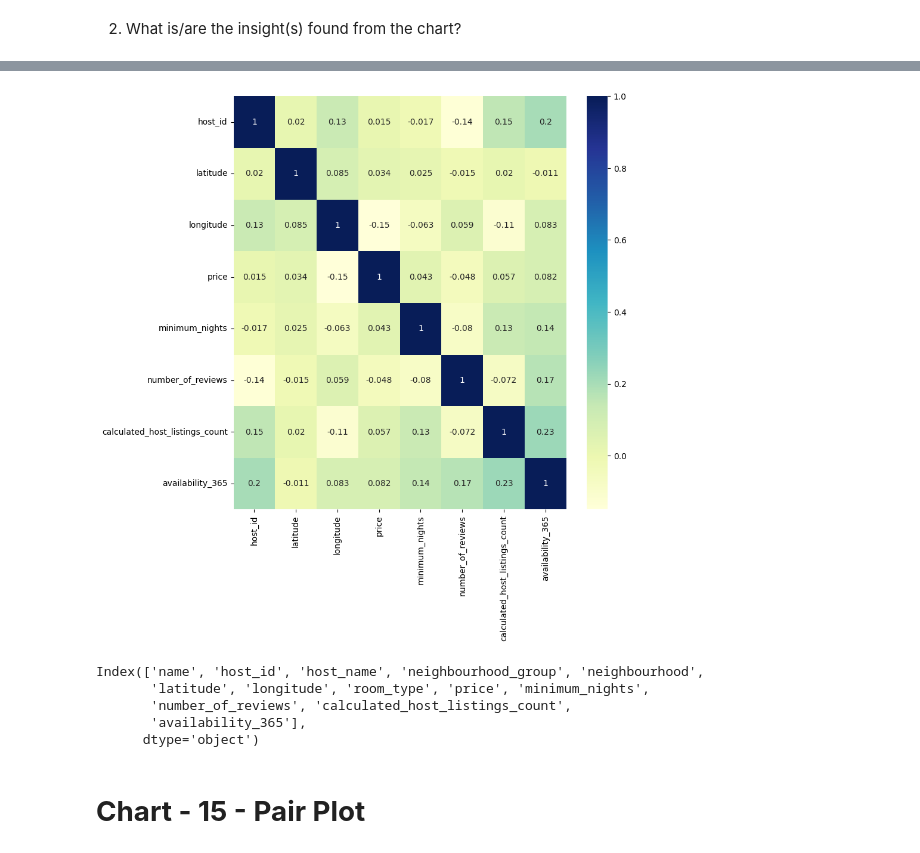
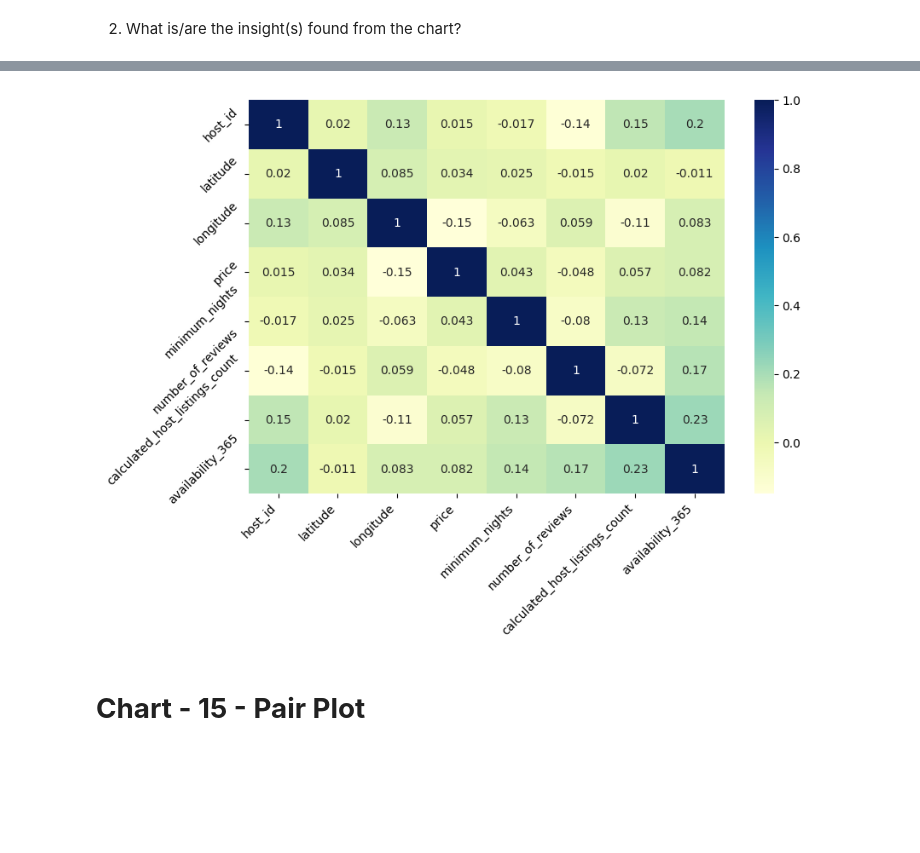
Before and after one commit to Jit562/EDA_AIRBNB_NYC_2019_Data_Analysis, a Jupyter notebook: EDA_AIRBNB_NYC_2019.ipynb, the cells around one changed output, grey strips where cells are left out. Saved outputs shown, nothing was run; the diff lists cells and outputs as text; code cells hidden in the pictures; blank space fills up the shorter version.

```diff
--- a/EDA_AIRBNB_NYC_2019.ipynb
+++ b/EDA_AIRBNB_NYC_2019.ipynb
@@ -1017,4 +1014,0 @@ sns.heatmap(dff.pivot_table(values='price', index='number_of_reviews', columns =
-# %%
-bar_colors = ['#E7B484','#B17886','#B398C7']
-plt.rcParams['figure.figsize'] = (6,6)
-dff['room_type'].value_counts().plot(kind = 'bar', color=bar_colors)
@@ -1023,0 +1038,15 @@ dff['room_type'].value_counts().plot(kind = 'bar', color=bar_colors)
+# %%
+plt.rcParams['figure.figsize'] = (8,6) # increase the Chart size  ( Univariant Analysis)
+
+explode = (0, 0, 0.2) # show the 3d chart
+
+colors = ['#E7B484','#B17886','#B398C7']  # colors difiend
+
+def my_autopct(pct): # Remove overlap in the chart values
+    return '{:.1f}%'.format(pct) if pct > 1 else ''
+
+dff['room_type'].value_counts().plot(kind='pie', shadow = True, autopct=my_autopct, explode=explode , startangle=120, subplots=True, colors = colors)
+
+#plt.axis('equal')
+_ = plt.legend()
+plt.show()
@@ -1058,20 +1242,17 @@ df_numeric.corr()
 | availability_365 | 0.203492 | -0.010983 | 0.082731 | 0.081838 | 0.144303 | 0.172028 | 0.225701 | ... |
 # %%
 # Correlation Heatmap visualization code
+plt.figure(figsize=(9, 6))
 
-dataplot = sns.heatmap(df_numeric.corr(), cmap="YlGnBu", annot=True)
+dataplot = sns.heatmap(df_numeric.corr(), cmap="YlGnBu", annot=True) # Multivariant analysis
+
+plt.xticks(rotation=45, ha='right')
+
+plt.yticks(rotation=45, ha='right')
 
 # displaying heatmap
 plt.show()
 # %% [output]
-[figure, old version]
+[figure, new version]
-# %%
-dff.columns
-# %% [output]
-Index(['name', 'host_id', 'host_name', 'neighbourhood_group', 'neighbourhood',
-       'latitude', 'longitude', 'room_type', 'price', 'minimum_nights',
-       'number_of_reviews', 'calculated_host_listings_count',
-       'availability_365'],
-      dtype='object')
 # %% [markdown]
 # **Chart - 15 - Pair Plot**
```
Also changed, not shown: parts of 37 cells of this notebook.
